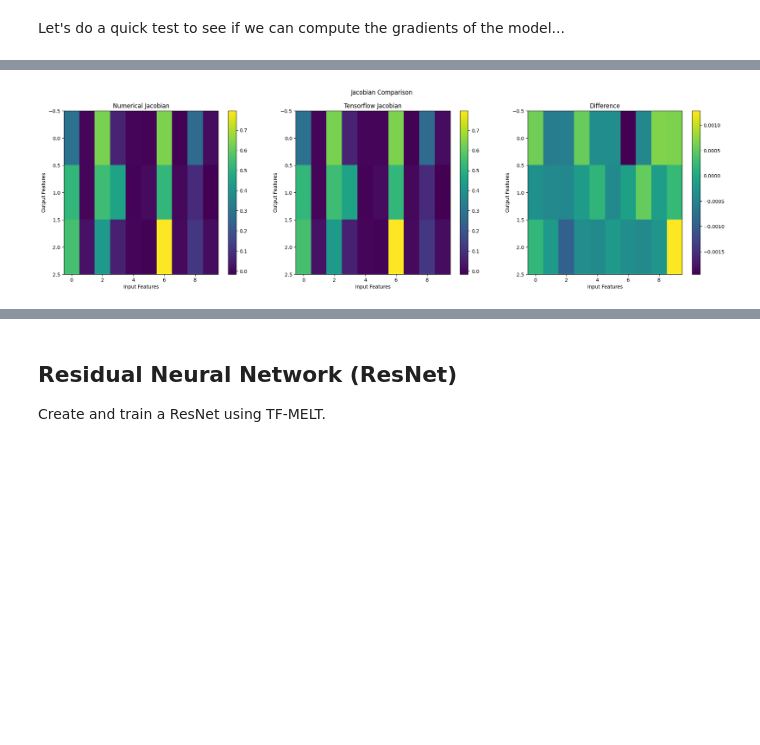
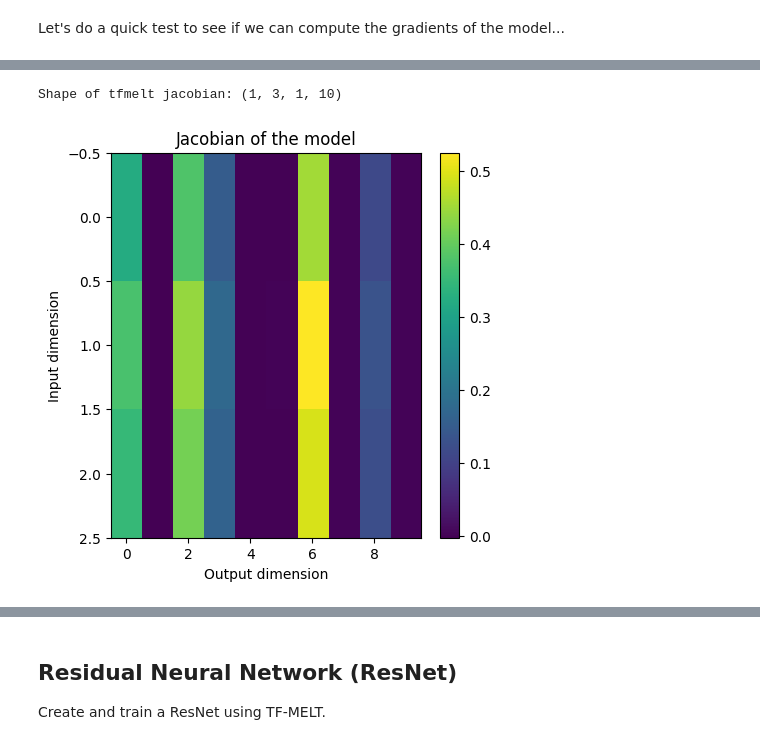
Before and after one commit to NREL/tf-melt, a Jupyter notebook: examples/regression.ipynb, the cells around one changed output, grey strips where cells are left out. Saved outputs shown, nothing was run; the diff lists cells and outputs as text; code cells hidden in the pictures; blank space fills up the shorter version.

```diff
--- a/examples/regression.ipynb
+++ b/examples/regression.ipynb
@@ -297,25 +176,15 @@ Shape of tfmelt jacobian: (1, 3, 1, 10)
-# %%
-# Plot the numerical and tensorflow jacobians
-fig, (ax1, ax2, ax3) = plt.subplots(1, 3, figsize=(24, 6))
-cb1 = ax1.imshow(num_jacobian, aspect="auto")
-ax1.set_title("Numerical Jacobian")
-ax1.set_xlabel("Input Features")
-ax1.set_ylabel("Output Features")
-plt.colorbar(cb1)
-
-cb2 = ax2.imshow(tfmelt_jacobian[0, :, 0, :], aspect="auto")
-ax2.set_title("Tensorflow Jacobian")
-ax2.set_xlabel("Input Features")
-ax2.set_ylabel("Output Features")
-plt.colorbar(cb2)
-
-cb3 = ax3.imshow(num_jacobian - tfmelt_jacobian[0, :, 0, :], aspect="auto")
-ax3.set_title("Difference")
-ax3.set_xlabel("Input Features")
-ax3.set_ylabel("Output Features")
-plt.colorbar(cb3)
-
-fig.suptitle("Jacobian Comparison")
-plt.show()
-# %% [output]
-[figure, removed]
+# %%
+# Compute the tensorflow Jacobian
+tfmelt_jacobian = ann_model.compute_jacobian(x_sample)
+
+print(f"Shape of tfmelt jacobian: {tfmelt_jacobian.shape}")
+
+# Plot the Jacobian
+plt.figure(figsize=(5, 5))
+cb = plt.imshow(tfmelt_jacobian[0, :, 0, :], cmap="viridis", aspect="auto")
+plt.colorbar(cb)
+plt.title("Jacobian of the model")
+plt.xlabel("Output dimension")
+plt.ylabel("Input dimension")
+plt.show()
+# %% [output]
@@ -321,0 +193,2 @@ plt.show()
+Shape of tfmelt jacobian: (1, 3, 1, 10)
+[figure, added]
```
Also changed, not shown: parts of 49 cells of this notebook, 8 other files.
